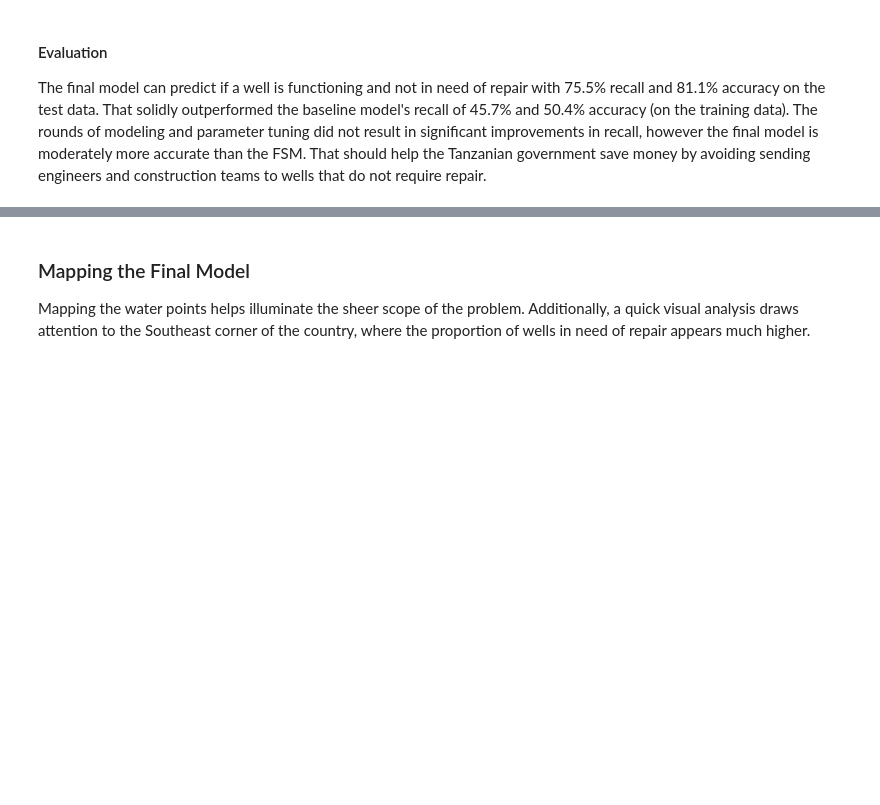
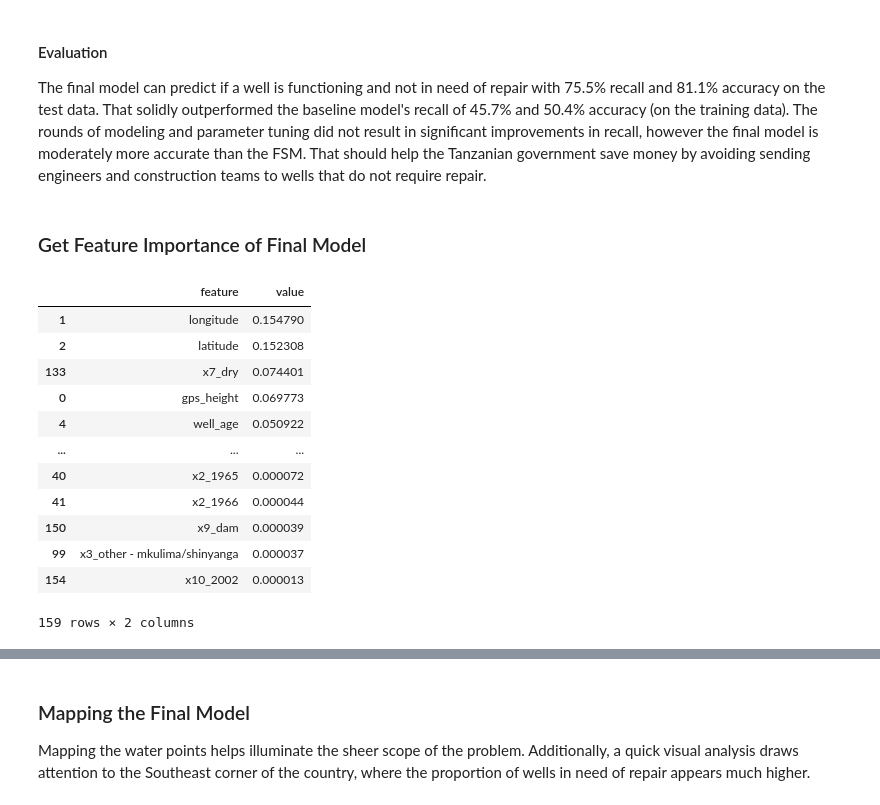
Before and after one commit to Noptov/Water-Wells-Project, a Jupyter notebook: Modeling.ipynb, the cells around one changed output, grey strips where cells are left out. Cells and saved outputs as stored; diff of their text form; code cells hidden in the pictures; blank space fills up the shorter version.

```diff
--- a/Modeling.ipynb
+++ b/Modeling.ipynb
@@ -805,3 +807,5 @@ plot_confusion_matrix(final_pipe, X_test, y_test);
 # %% [markdown]
 #### Evaluation
 The final model can predict if a well is functioning and not in need of repair with 75.5% recall and 81.1% accuracy on the test data. That solidly outperformed the baseline model's recall of 45.7% and 50.4% accuracy (on the training data).  The rounds of modeling and parameter tuning did not result in significant improvements in recall, however the final model is moderately more accurate than the FSM.  That should help the Tanzanian government save money by avoiding sending engineers and construction teams to wells that do not require repair.
+# %% [markdown]
+### Get Feature Importance of Final Model
@@ -807,0 +822,19 @@ The final model can predict if a well is functioning and not in need of repair w
+# %%
+zipped = zip(featnames, featimp)
+feat_df = pd.DataFrame(zipped, columns=["feature", "value"])
+feat_df.sort_values(by=['value'], ascending=False, inplace=True)
+feat_df
+# %% [output]
+|  | feature | value |
+| 1 | longitude | 0.154790 |
+| 2 | latitude | 0.152308 |
+| 133 | x7_dry | 0.074401 |
+| 0 | gps_height | 0.069773 |
+| 4 | well_age | 0.050922 |
+| ... | ... | ... |
+| 40 | x2_1965 | 0.000072 |
+| 41 | x2_1966 | 0.000044 |
+| 150 | x9_dam | 0.000039 |
+| 99 | x3_other - mkulima/shinyanga | 0.000037 |
+| 154 | x10_2002 | 0.000013 |
+159 rows × 2 columns
```
Also changed, not shown: parts of 5 cells of this notebook.
